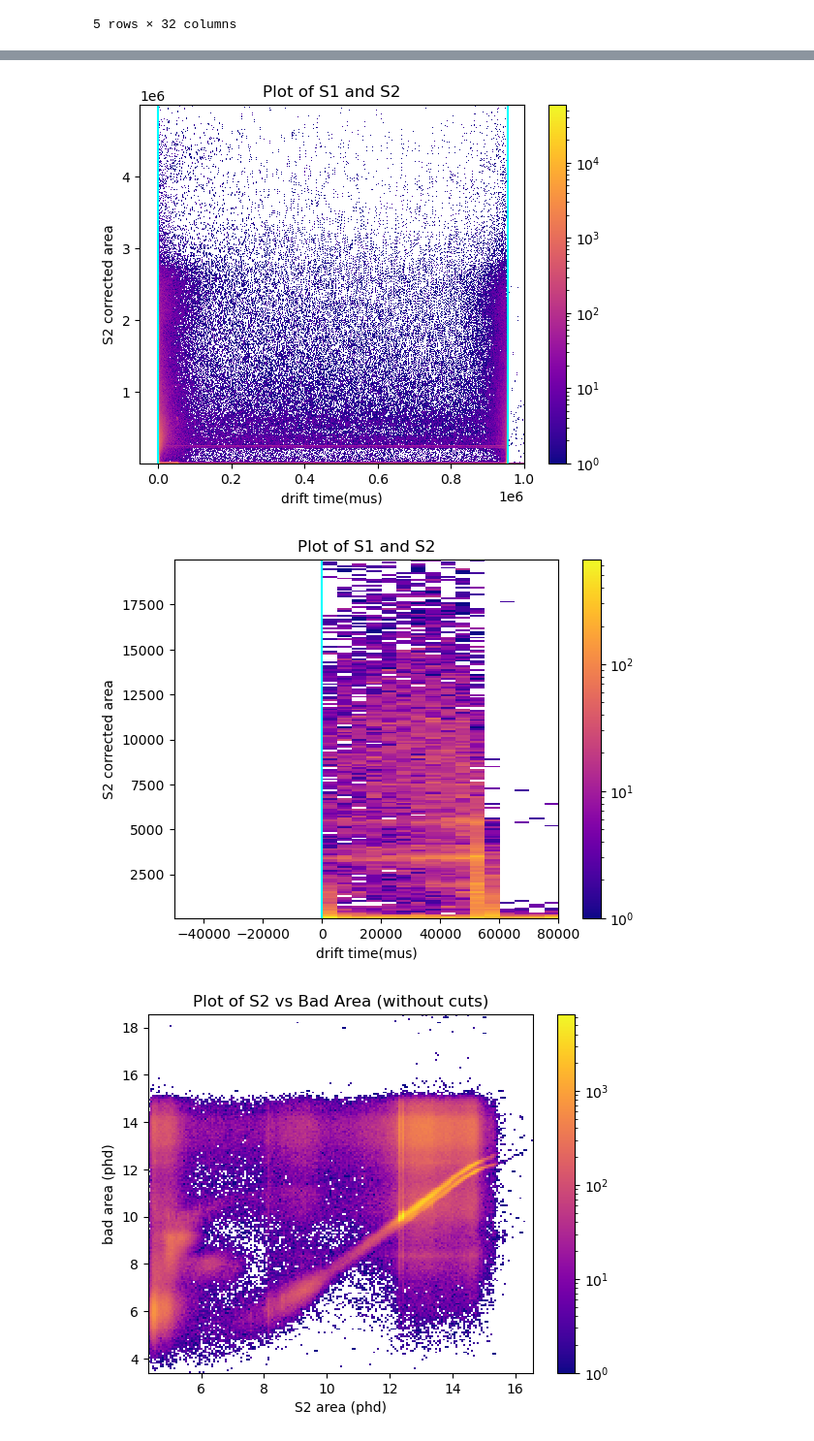
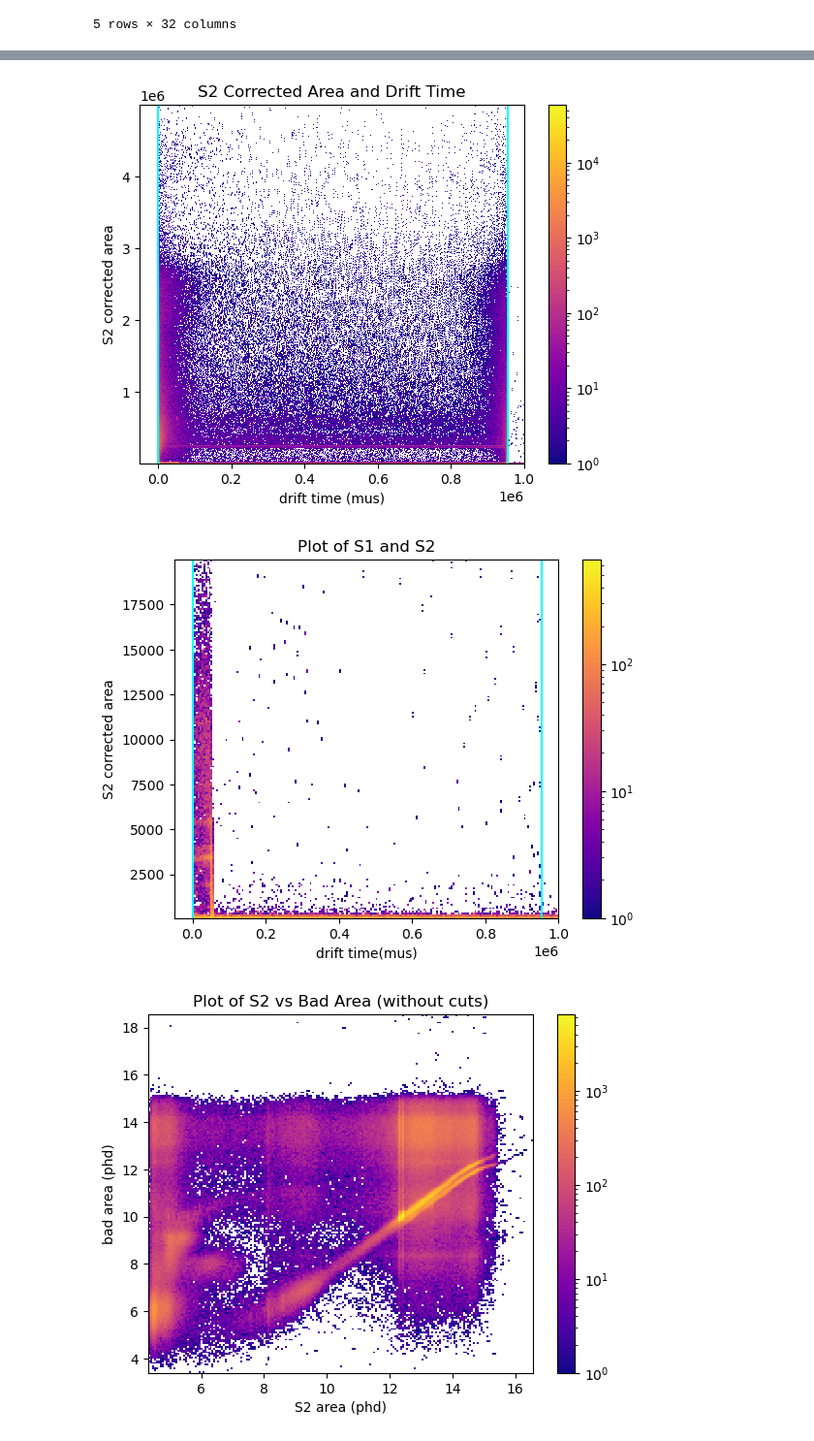
Before and after one commit to hpetrou/Bsc-Project, a Jupyter notebook: Tritium Cuts.ipynb, the cells around one changed output, grey strips where cells are left out. Shown at 97% size. Drawn from its saved outputs; the diff is of its cells as text; code cells hidden in the pictures.

```diff
--- a/Tritium Cuts.ipynb
+++ b/Tritium Cuts.ipynb
@@ -100,26 +202,26 @@ plt.show()
 # %%
 #4. Drift time cut
 
 fig, ax = plt.subplots()
 conditions = (arr['drift_time']<1e6) & (arr['S2_corrected_area']< 0.5e7)
 
 line1 = plt.Line2D((0, 0), (0, 5e6), color = 'cyan')
 line2 = plt.Line2D((955000, 955000), (0, 5e6), color = 'cyan')
 
 h = ax.hist2d(arr['drift_time'].to_numpy()[conditions],
                arr['S2_corrected_area'].to_numpy()[conditions],
               bins=500, cmap = mpl.colormaps['plasma'],  norm=mpl.colors.LogNorm())
 fig.colorbar(h[3], ax=ax)
 #plt.ylim(0, 500)
 plt.xlim(-50000, 1000000)
 ax.add_line(line1)
 ax.add_line(line2)
-plt.xlabel('drift time(mus)')
+plt.xlabel('drift time (mus)')
 plt.ylabel('S2 corrected area')
-plt.title('Plot of S1 and S2')
+plt.title('S2 Corrected Area and Drift Time')
 plt.show()
 # %% [output]
-[figure, old version]
+[figure, new version]
 # %%
 #4. Drift time cut
 
@@ -135,7 +237,7 @@ h = ax.hist2d(arr['drift_time'].to_numpy()[conditions],
               bins=200, cmap = mpl.colormaps['plasma'],  norm=mpl.colors.LogNorm())
 fig.colorbar(h[3], ax=ax)
 #plt.ylim(0, 500)
-plt.xlim(-50000, 80000)
+plt.xlim(-50000, 1e6)
 ax.add_line(line1)
 ax.add_line(line2)
 plt.xlabel('drift time(mus)')
@@ -145,7 +247,7 @@ plt.show()
 
 #remove gate signal up to 60,000 microseconds
 # %% [output]
-[figure, old version]
+[figure, new version]
 # %%
 #5. Bad area cut
 
```
Also changed, not shown: parts of 5 cells of this notebook.
